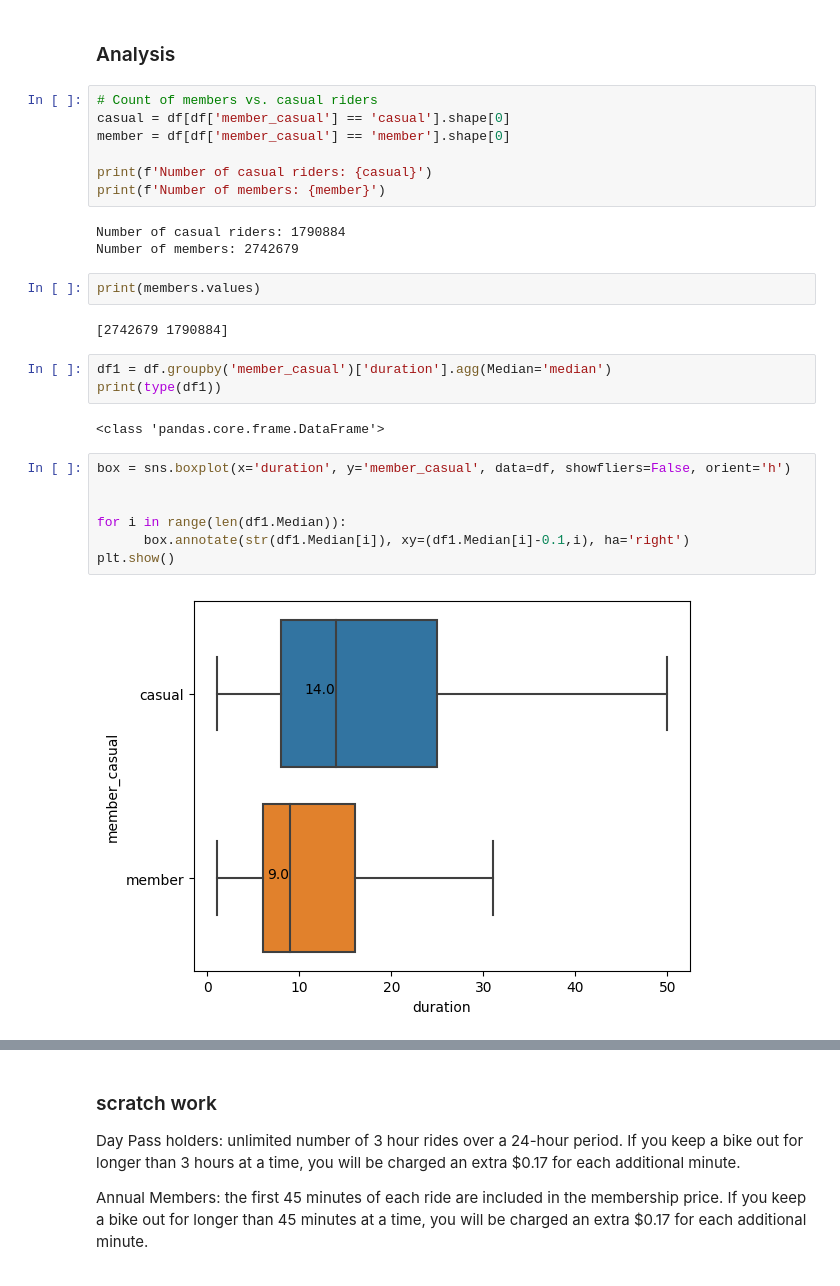
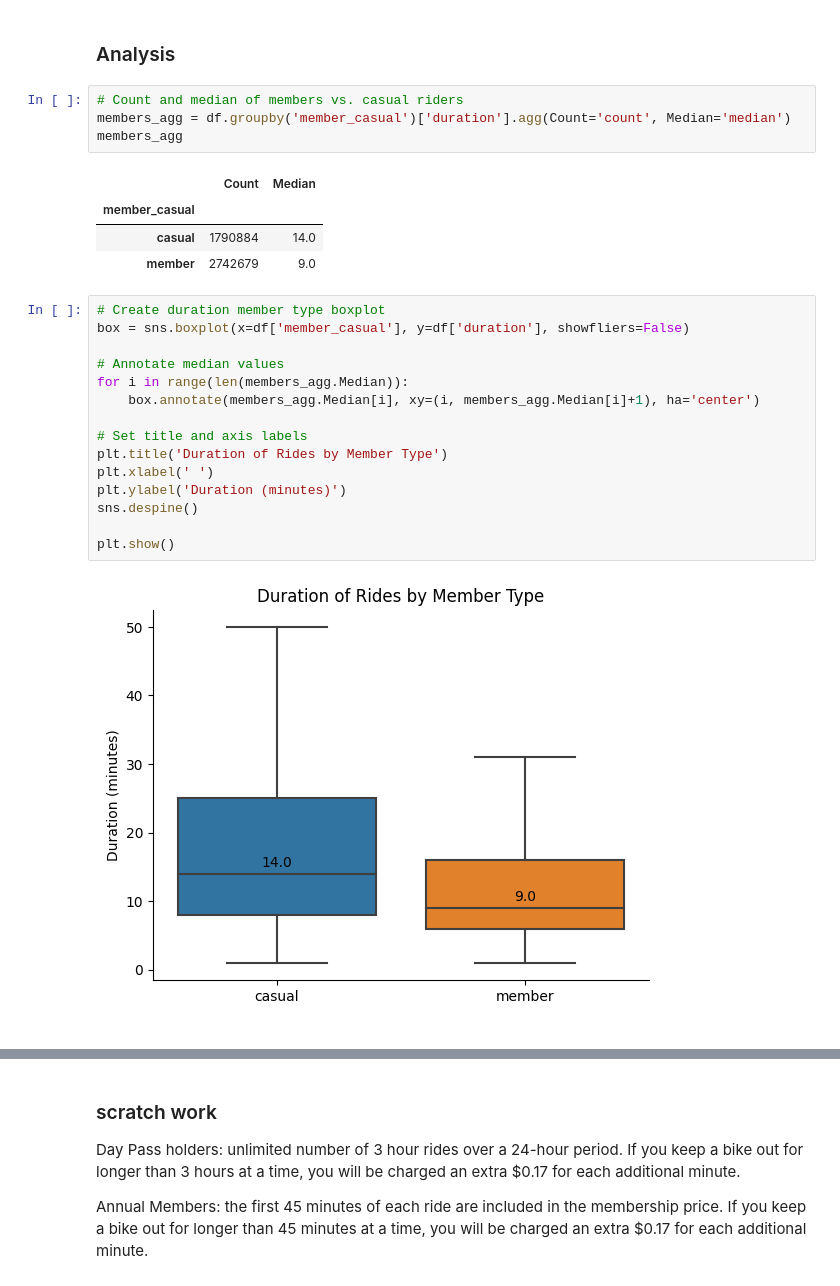
Before and after one commit to andyguo0228/bike_share_python, a Jupyter notebook: scratchbook.ipynb, the cells around one changed output, grey strips where cells are left out. Cells and saved outputs as stored; diff of their text form.

```diff
--- a/scratchbook.ipynb
+++ b/scratchbook.ipynb
@@ -221,31 +231,29 @@ df.shape
 df.to_csv('cleaned_data.csv', index=False)
 # %% [markdown]
 ### Analysis
-# %%
-# Count of members vs. casual riders
-casual = df[df['member_casual'] == 'casual'].shape[0]
-member = df[df['member_casual'] == 'member'].shape[0]
-
-print(f'Number of casual riders: {casual}')
-print(f'Number of members: {member}')
-# %% [output]
-Number of casual riders: 1790884
-Number of members: 2742679
-# %%
-print(members.values)
-# %% [output]
-[2742679 1790884]
 # %%
-df1 = df.groupby('member_casual')['duration'].agg(Median='median')
-print(type(df1))
+# Count and median of members vs. casual riders
+members_agg = df.groupby('member_casual')['duration'].agg(Count='count', Median='median')
+members_agg
 # %% [output]
-<class 'pandas.core.frame.DataFrame'>
+|  | Count | Median |
+| member_casual |  |  |
+| casual | 1790884 | 14.0 |
+| member | 2742679 | 9.0 |
 # %%
-box = sns.boxplot(x='duration', y='member_casual', data=df, showfliers=False, orient='h')
+# Create duration member type boxplot
+box = sns.boxplot(x=df['member_casual'], y=df['duration'], showfliers=False)
 
+# Annotate median values
+for i in range(len(members_agg.Median)):
+    box.annotate(members_agg.Median[i], xy=(i, members_agg.Median[i]+1), ha='center')
 
-for i in range(len(df1.Median)):
-      box.annotate(str(df1.Median[i]), xy=(df1.Median[i]-0.1,i), ha='right')
+# Set title and axis labels
+plt.title('Duration of Rides by Member Type')
+plt.xlabel(' ')
+plt.ylabel('Duration (minutes)')
+sns.despine()
+
 plt.show()
 # %% [output]
-[figure, old version]
+[figure, new version]
```
Also changed, not shown: parts of 13 cells of this notebook, 2 other files.
